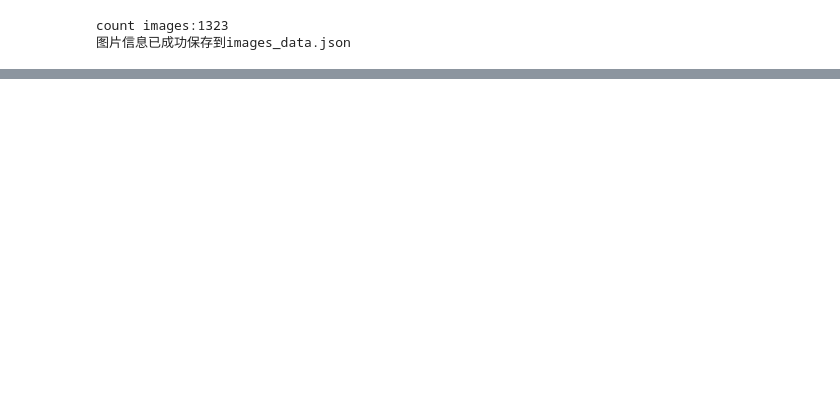
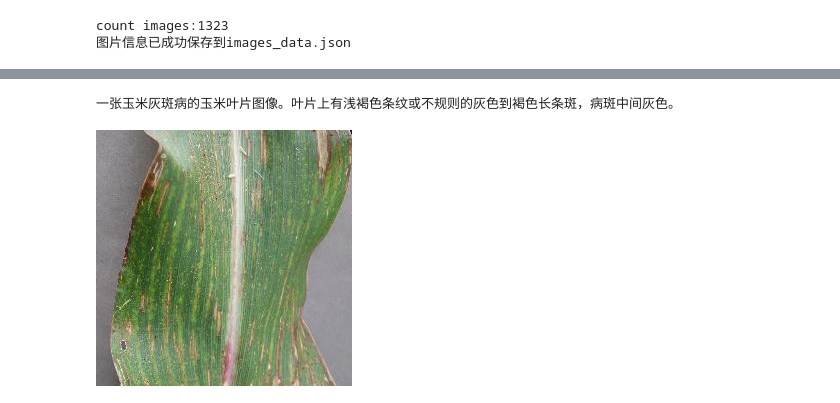
Before and after one commit to REXWindW/AgriVLM_RAG, a Jupyter notebook: make_dataset/get_label.ipynb, the cells around one changed output, grey strips where cells are left out. Cells and saved outputs as stored; diff of their text form; code cells hidden in the pictures; blank space fills up the shorter version.

```diff
--- a/make_dataset/get_label.ipynb
+++ b/make_dataset/get_label.ipynb
@@ -61,0 +109,7 @@ count images:1323
+# %%
+img_path = "/root/workspace/PlantVillage_Corn/Corn_(maize)___Cercospora_leaf_spot Gray_leaf_spot/0ce6543f-9694-4b3a-b767-9bc909f54f73___RS_GLSp 4663 copy.jpg"
+idx = 0
+example(idx,img_path)
+# %% [output]
+一张玉米灰斑病的玉米叶片图像。叶片上有浅褐色条纹或不规则的灰色到褐色长条斑，病斑中间灰色。
+[figure, added]
```
Also changed, not shown: parts of 7 cells of this notebook, 2 other files.
